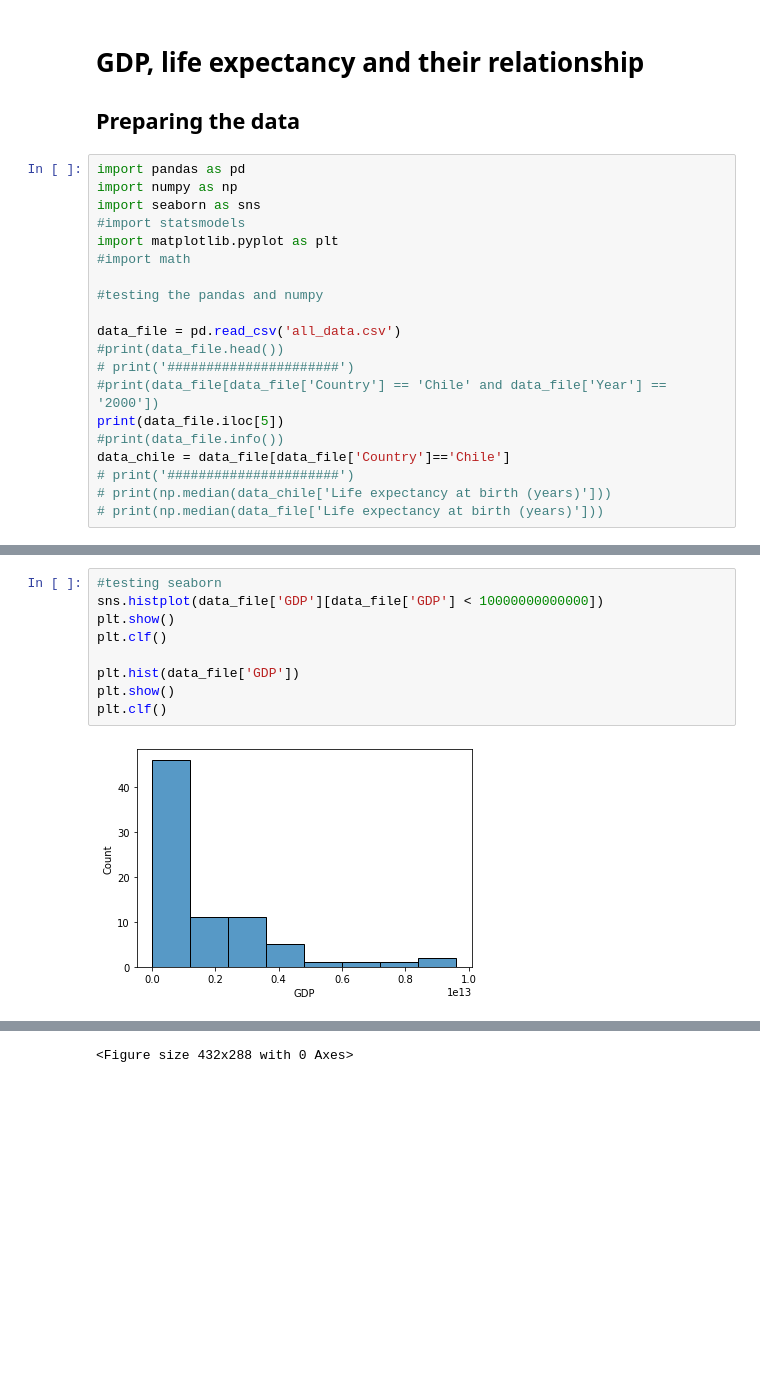
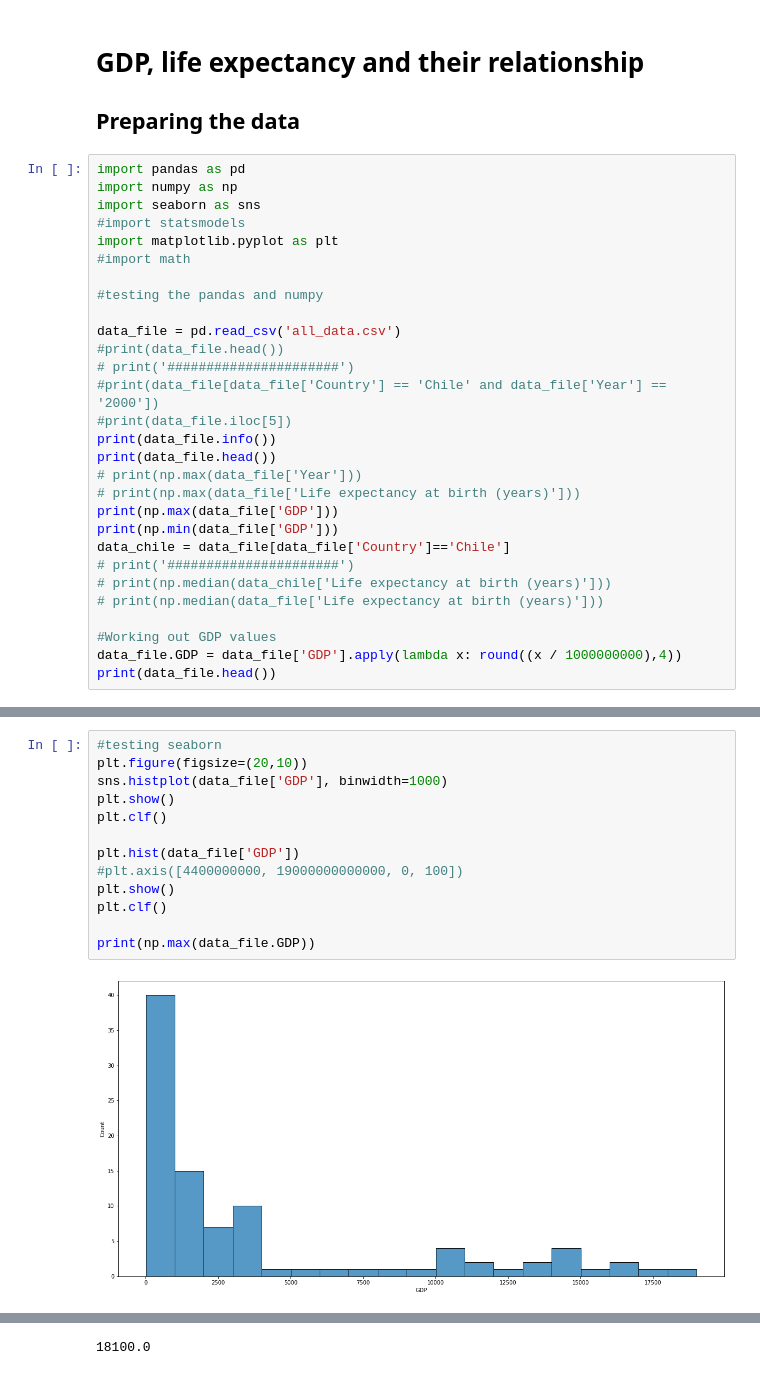
Before and after one commit to R0go/GDP_Life_Expectancy, a Jupyter notebook: life_expectancy_gdp.ipynb, the cells around one changed output, grey strips where cells are left out. Drawn from its saved outputs; the diff is of its cells as text; blank space fills up the shorter version.

Commit message:
Cleaned the data and created first charts to get the overall picture of the data

```diff
--- a/life_expectancy_gdp.ipynb
+++ b/life_expectancy_gdp.ipynb
@@ -15,10 +15,19 @@ data_file = pd.read_csv('all_data.csv')
 #print(data_file.head())
 # print('######################')
 #print(data_file[data_file['Country'] == 'Chile' and data_file['Year'] == '2000'])
-print(data_file.iloc[5])
-#print(data_file.info())
+#print(data_file.iloc[5])
+print(data_file.info())
+print(data_file.head())
+# print(np.max(data_file['Year']))
+# print(np.max(data_file['Life expectancy at birth (years)']))
+print(np.max(data_file['GDP']))
+print(np.min(data_file['GDP']))
 data_chile = data_file[data_file['Country']=='Chile']
 # print('######################')
 # print(np.median(data_chile['Life expectancy at birth (years)']))
 # print(np.median(data_file['Life expectancy at birth (years)']))
+
+#Working out GDP values
+data_file.GDP = data_file['GDP'].apply(lambda x: round((x / 1000000000),4))
+print(data_file.head())
 # %% [output]
@@ -30,11 +51,15 @@ Name: 5, dtype: object
 # %%
 #testing seaborn
-sns.histplot(data_file['GDP'][data_file['GDP'] < 10000000000000])
+plt.figure(figsize=(20,10))
+sns.histplot(data_file['GDP'], binwidth=1000)
 plt.show()
 plt.clf()
 
 plt.hist(data_file['GDP'])
+#plt.axis([4400000000, 19000000000000, 0, 100])
 plt.show()
 plt.clf()
+
+print(np.max(data_file.GDP))
 # %% [output]
-[figure, old version]
+[figure, new version]
@@ -42 +67 @@ plt.clf()
-<Figure size 432x288 with 0 Axes>
+18100.0
```
Also changed, not shown: parts of 6 cells of this notebook, 1 other file.
